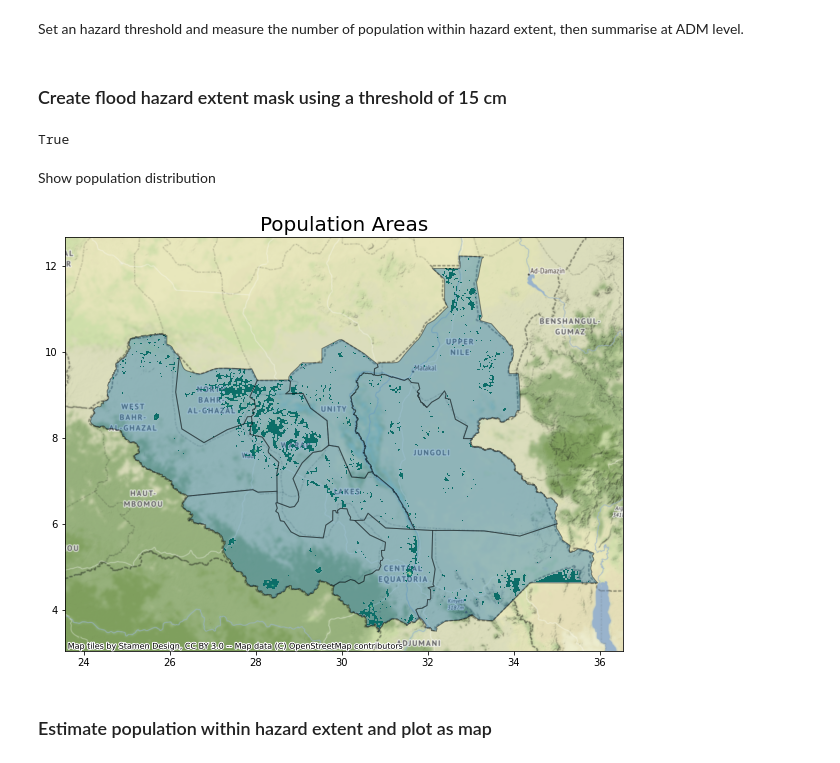
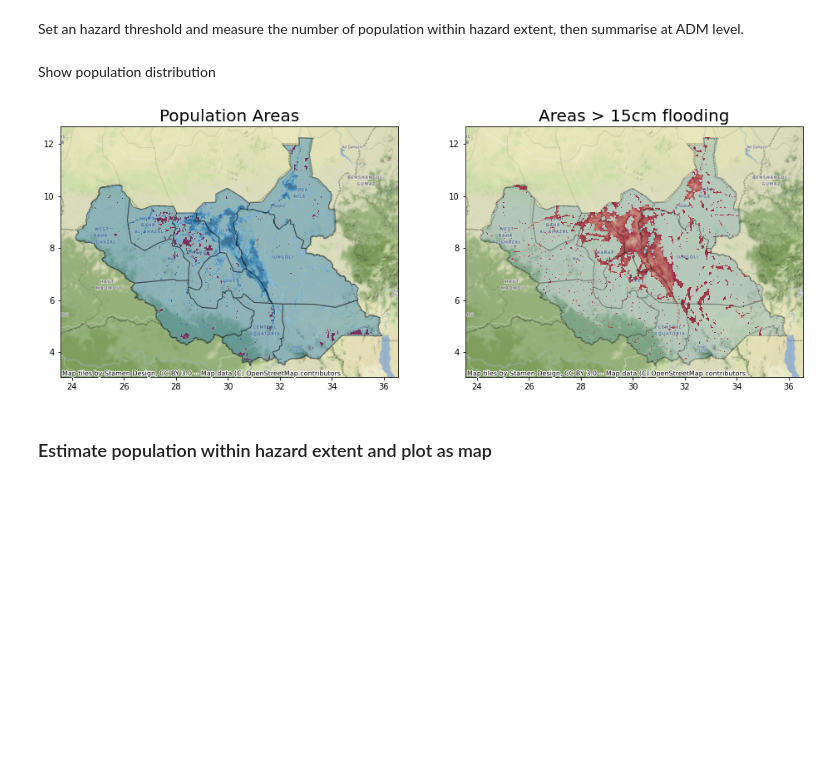
Before and after one commit to sabgis1968/rdl-pyTools, a Jupyter notebook: ss-fl-pop.ipynb, the cells around one changed output. Drawn from its saved outputs; the diff is of its cells as text; code cells hidden in the pictures; blank space fills up the shorter version.

```diff
--- a/ss-fl-pop.ipynb
+++ b/ss-fl-pop.ipynb
@@ -242,26 +235,21 @@ fig.colorbar(ax.collections[0], ax=ax);
 ## 2. Flooded population
 # %% [markdown]
 Set an hazard threshold and measure the number of population within hazard extent, then summarise at ADM level.
-# %% [markdown]
-### Create flood hazard extent mask using a threshold of 15 cm
-# %%
-# Get flooded areas
-flood_mask = np.where(flood_data > 0.15, 1, 0)
-# %%
-# Flood mask should match population data resolution
-flood_mask.shape == pop_data.shape
-# %% [output]
-True
 # %%
 masked_pop = np.ma.masked_where(pop_data == 0, pop_data)
 # %% [markdown]
 Show population distribution
-# %%
-ax = plot_affected_area(adm1, col=None, title='Population Areas', cmap=None, alpha=0.4)
-ax = show(masked_pop, ax=ax, transform=pop_transform, cmap="RdYlGn_r");
-ax = show(flood_data, ax=ax, alpha=0.6, transform=flood_transform,
-     cmap='Blues', vmin=0.1, vmax=2);
-# %% [output]
-[figure, removed]
+# %%
+fig, (ax1, ax2) = plt.subplots(1, 2, figsize=(16, 10))
+ax1 = plot_affected_area(adm1, col=None, ax=ax1, title='Population Areas', cmap=None, alpha=0.4)
+ax1 = show(flood_mask, ax=ax1, alpha=0.6, transform=flood_transform,
+     cmap='Blues', vmin=0.1, vmax=2)
+ax1 = show(masked_pop, ax=ax1, transform=pop_transform, cmap="coolwarm_r");
+
+ax2 = plot_affected_area(adm1, col=None, ax=ax2, title='Areas > 15cm flooding', cmap=None, alpha=0.2)
+ax2 = show(flood_mask, ax=ax2, transform=flood_transform,
+           cmap='coolwarm_r')
+# %% [output]
+[figure, added]
 # %% [markdown]
 ### Estimate population within hazard extent and plot as map
```
Also changed, not shown: parts of 23 cells of this notebook.
